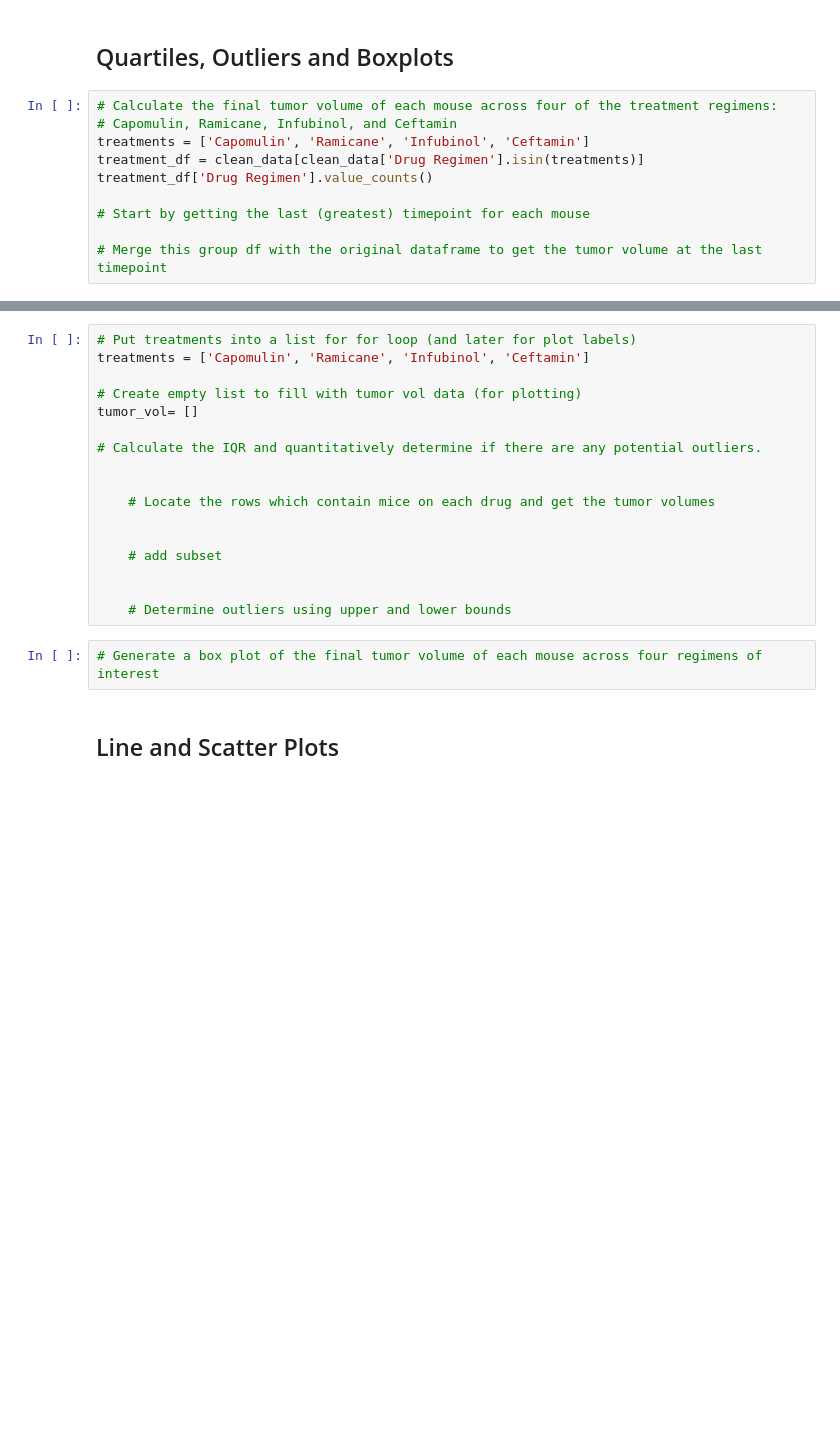
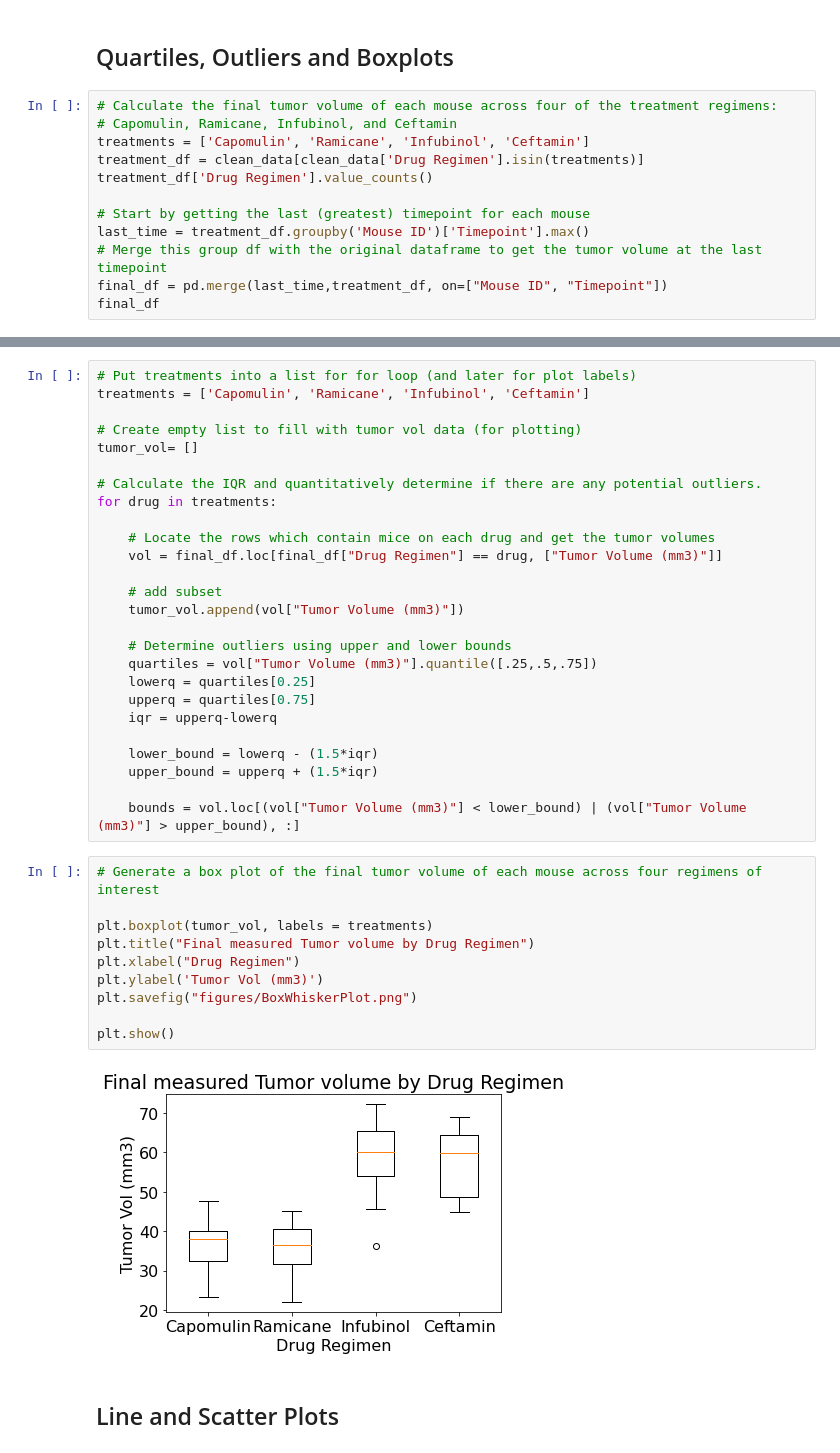
Before and after one commit to sjryandesigns/Matplotlib---Power-of-Plots, a Jupyter notebook: pymaceuticals_Final.ipynb, the cells around one changed output, grey strips where cells are left out. Drawn from its saved outputs; the diff is of its cells as text; blank space fills up the shorter version.

Commit message:
Box Plot

```diff
--- a/pymaceuticals_Final.ipynb
+++ b/pymaceuticals_Final.ipynb
@@ -249,6 +249,8 @@ treatment_df = clean_data[clean_data['Drug Regimen'].isin(treatments)]
 treatment_df['Drug Regimen'].value_counts()
 
 # Start by getting the last (greatest) timepoint for each mouse
-
+last_time = treatment_df.groupby('Mouse ID')['Timepoint'].max()
 # Merge this group df with the original dataframe to get the tumor volume at the last timepoint
+final_df = pd.merge(last_time,treatment_df, on=["Mouse ID", "Timepoint"])
+final_df
 # %% [output]
@@ -278,17 +275,36 @@ treatments = ['Capomulin', 'Ramicane', 'Infubinol', 'Ceftamin']
 tumor_vol= []
 
 # Calculate the IQR and quantitatively determine if there are any potential outliers.
-
+for drug in treatments:
 
     # Locate the rows which contain mice on each drug and get the tumor volumes
-
+    vol = final_df.loc[final_df["Drug Regimen"] == drug, ["Tumor Volume (mm3)"]]
 
     # add subset
-
+    tumor_vol.append(vol["Tumor Volume (mm3)"])
 
     # Determine outliers using upper and lower bounds
+    quartiles = vol["Tumor Volume (mm3)"].quantile([.25,.5,.75])
+    lowerq = quartiles[0.25]
+    upperq = quartiles[0.75]
+    iqr = upperq-lowerq
+
+    lower_bound = lowerq - (1.5*iqr)
+    upper_bound = upperq + (1.5*iqr)
+
+    bounds = vol.loc[(vol["Tumor Volume (mm3)"] < lower_bound) | (vol["Tumor Volume (mm3)"] > upper_bound), :]
 # %%
 # Generate a box plot of the final tumor volume of each mouse across four regimens of interest
+
+plt.boxplot(tumor_vol, labels = treatments)
+plt.title("Final measured Tumor volume by Drug Regimen")
+plt.xlabel("Drug Regimen")
+plt.ylabel('Tumor Vol (mm3)')
+plt.savefig("figures/BoxWhiskerPlot.png")
+
+plt.show()
+# %% [output]
+[figure, added]
 # %% [markdown]
 ## Line and Scatter Plots
 # %%
```
Also changed, not shown: parts of 2 cells of this notebook, 2 other files.
